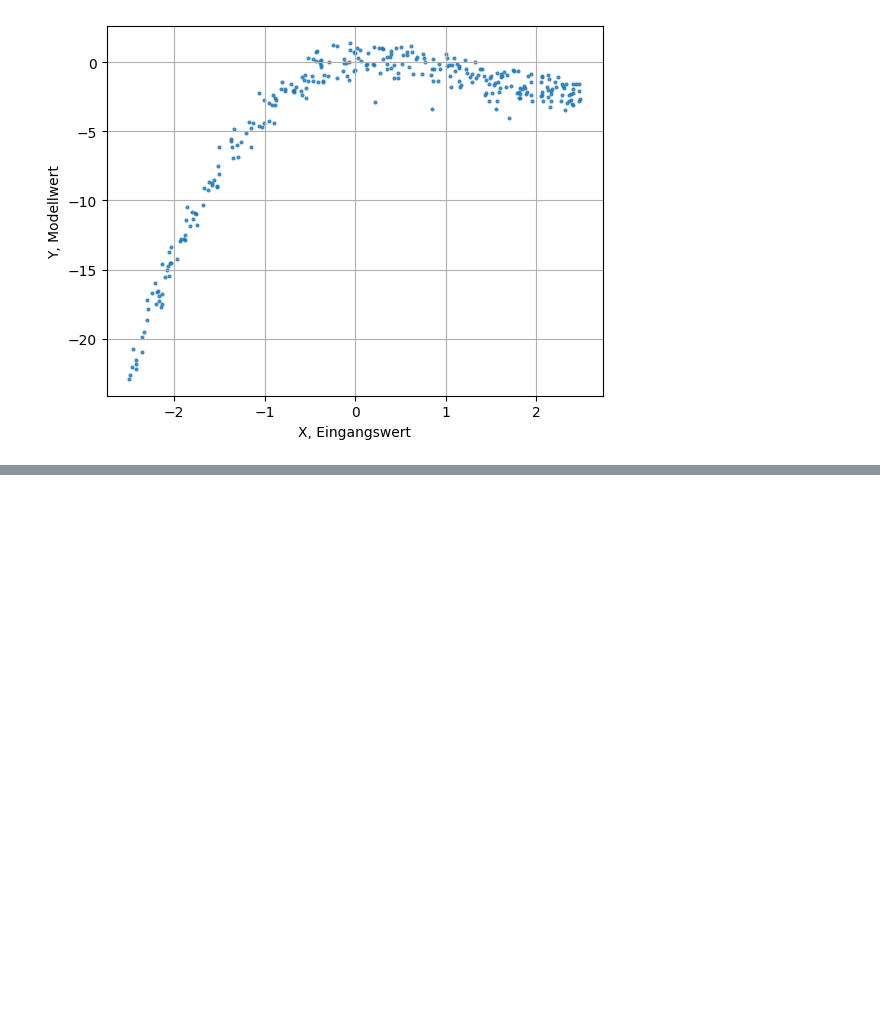
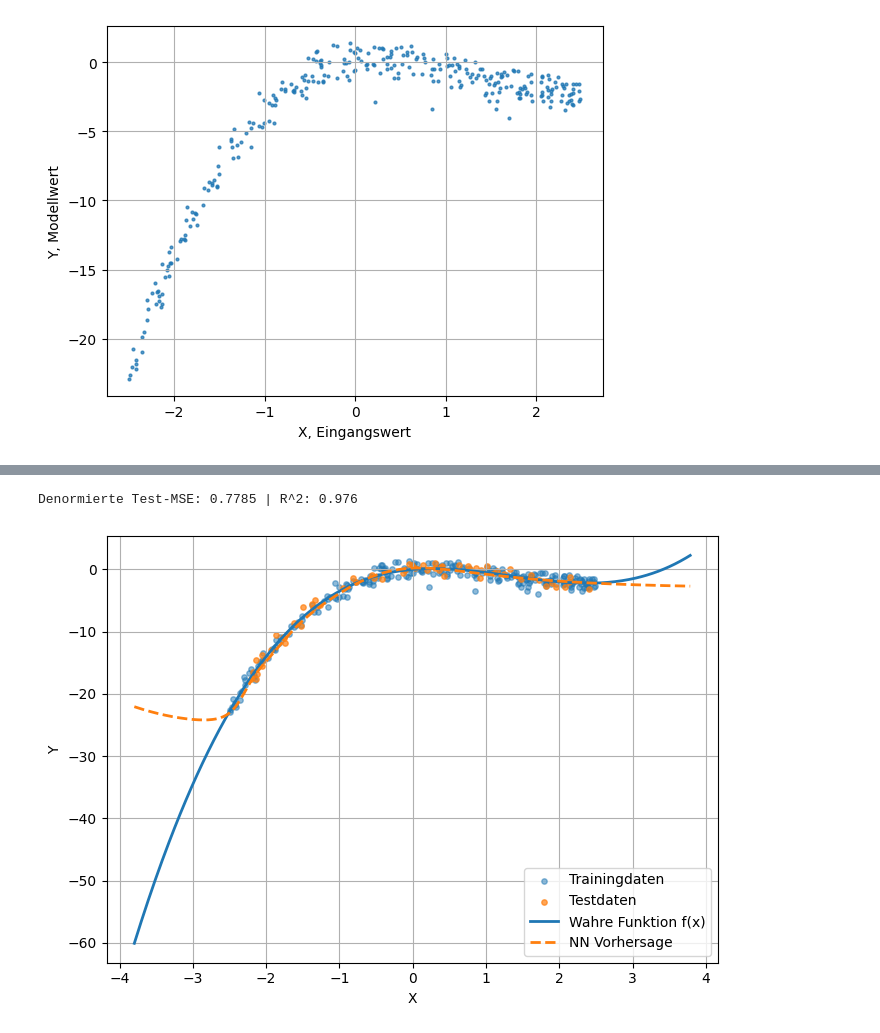
Before and after one commit to ArnoldIntelligence/KI-Vorlesung, a Jupyter notebook: notebooks/03-ueberwachtes_lernen.ipynb, the cells around one changed output, grey strips where cells are left out. Drawn from its saved outputs; the diff is of its cells as text; code cells hidden in the pictures; blank space fills up the shorter version.

```diff
--- a/notebooks/03-ueberwachtes_lernen.ipynb
+++ b/notebooks/03-ueberwachtes_lernen.ipynb
@@ -903,0 +1021,28 @@ Aufteilung in Trainings und Test Daten. Normierung der Werte.
+# %%
+model = NN(in_dim=1, h1=20, h2=20, seed=1)
+epochs = 800
+lr = 0.03
+batch = 64
+l2 = 0.0  # z.B. 1e-4 für leichte Glättung
+
+train_hist = []
+test_hist = []
+
+for ep in range(1, epochs + 1):
+    idx = rng.permutation(len(Xtr))
+    for i in range(0, len(idx), batch):
+        b = idx[i:i+batch]
+        xb, yb = Xtr[b], Ytr[b]
+
+        yhat, cache = model.forward(xb)
+        grads = model.backward(cache, yhat, yb, l2=l2)
+        model.step(grads, lr)
+
+    # Tracking (auf skalierten Größen)
+    yhat_tr, _ = model.forward(Xtr)
+    yhat_te, _ = model.forward(Xte)
+    train_hist.append(mse(yhat_tr, Ytr))
+    test_hist.append(mse(yhat_te, Yte))
+
+    if ep % 100 == 0 or ep == 1:
+        print(f"Epoch {ep:3d} | MSE train {train_hist[-1]:.4f} | MSE test {test_hist[-1]:.4f}")
@@ -903,0 +1059,27 @@ Aufteilung in Trainings und Test Daten. Normierung der Werte.
+# %%
+# Denormierte Vorhersagen auf Test
+yhat_te_dn = yhat_te
+mse_test_dn = mse(yhat_te_dn, Yte)
+ss_res = float(((yhat_te_dn - Yte) ** 2).sum())
+ss_tot = float(((Yte - Yte.mean()) ** 2).sum())
+r2 = 1.0 - ss_res / ss_tot
+print(f"Denormierte Test-MSE: {mse_test_dn:.4f} | R^2: {r2:.3f}")
+# %% [output]
+Denormierte Test-MSE: 0.7785 | R^2: 0.976
+# %%
+# Fit-Kurve gegen wahres Modell und Datenpunkte
+xgrid = np.linspace(X.min()-1.3, X.max()+1.3, 400, dtype=np.float32).reshape(-1, 1)
+ygrid, _ = model.forward(xgrid)
+
+plt.figure(figsize=(7, 5))
+plt.scatter(Xtr, Ytr, s=15, alpha=0.5, label="Trainingdaten")
+plt.scatter(Xte, Yte, s=15, alpha=0.7, label="Testdaten")
+plt.plot(xgrid, true_fun(xgrid), linewidth=2, label="Wahre Funktion f(x)")
+plt.plot(xgrid, ygrid, linewidth=2, linestyle="--", label="NN Vorhersage")
+plt.xlabel("X")
+plt.ylabel("Y")
+plt.legend()
+plt.grid()
+plt.tight_layout()
+# %% [output]
+[figure, added]
```
Also changed, not shown: parts of 48 cells of this notebook, 8 other files.
